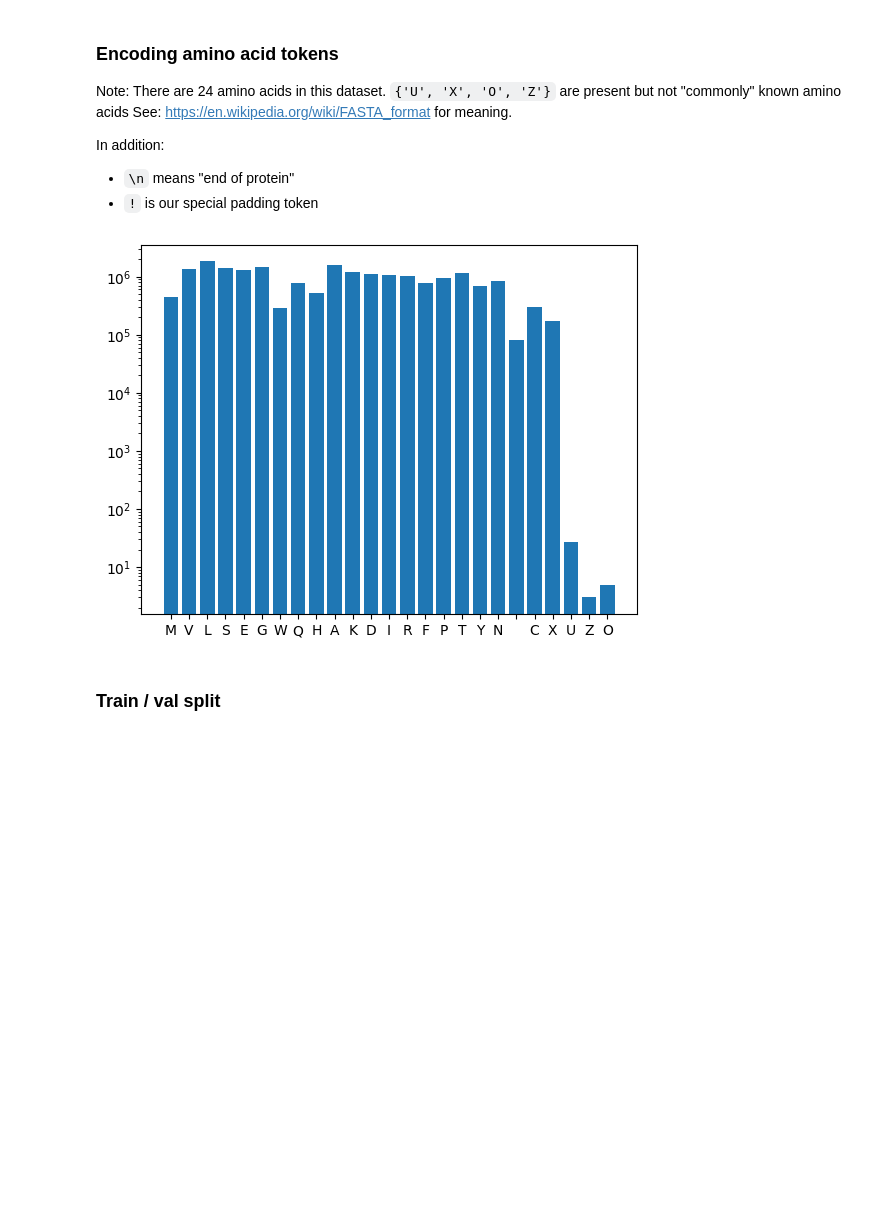
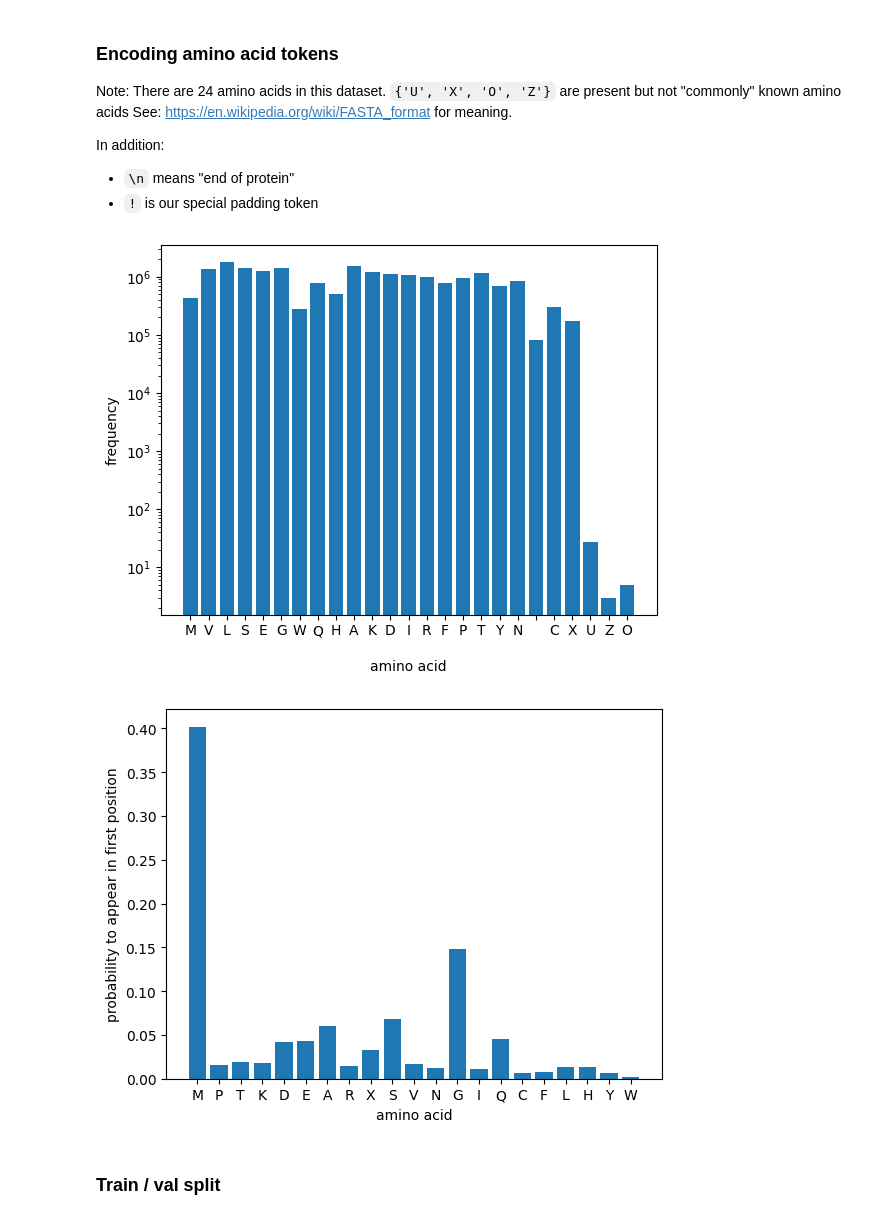
Before and after one commit to hrzn/prot-gpt, a Jupyter notebook: train_proteins.ipynb, the cells around one changed output. Saved outputs shown, nothing was run; the diff lists cells and outputs as text; code cells hidden in the pictures; blank space fills up the shorter version.

```diff
--- a/train_proteins.ipynb
+++ b/train_proteins.ipynb
@@ -54,15 +55,28 @@ In addition:
 # %%
 pad = "!"  # padding character
 flat_text = [c for line in lines for c in line]  # all proteins concatenated
 chars = sorted(set(flat_text)) + [pad]
 vocab_size = len(chars)
 stoi = {c: i for i, c in enumerate(chars)}
 itos = {i: c for i, c in enumerate(chars)}
 
 counter = Counter(flat_text)
-plt.bar(counter.keys(), counter.values(), log=True);
+plt.bar(counter.keys(), counter.values(), log=True)
+plt.xlabel("amino acid")
+plt.ylabel("frequency");
+
+# In order to generate later on, we already compute the probability
+# of each amino acid to appear in the first position
+nr_times_first = Counter([line[0] for line in lines])
+aa_to_proba_first = {aa: nr_times_first[aa] / len(lines) for aa in nr_times_first}
+
+plt.figure()
+plt.bar(aa_to_proba_first.keys(), aa_to_proba_first.values())
+plt.xlabel("amino acid")
+plt.ylabel("probability to appear in first position");
 # %% [output]
-[figure, old version]
+[figure, new version]
+[figure, added]
 # %%
 def encode(s):
     return [stoi[c] for c in s]
```
Also changed, not shown: parts of 15 cells of this notebook.
